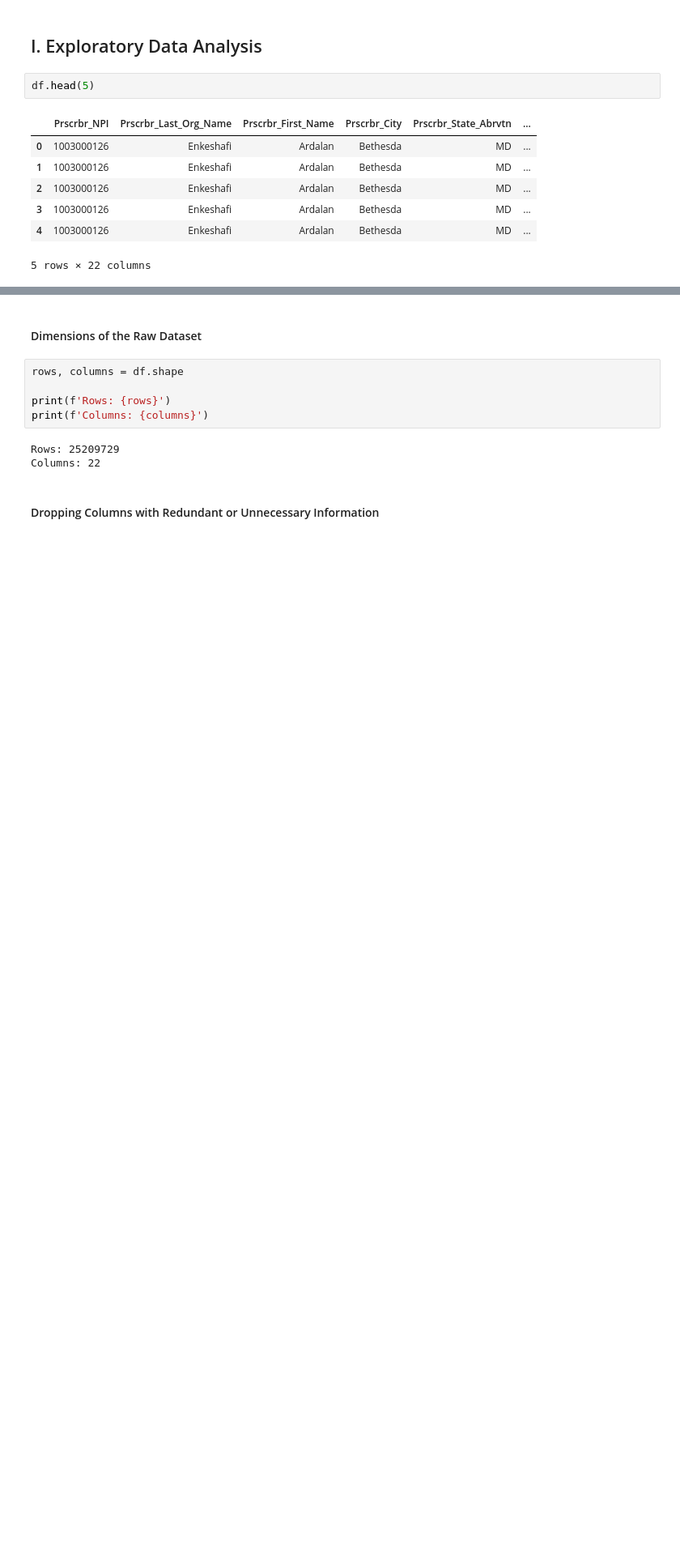
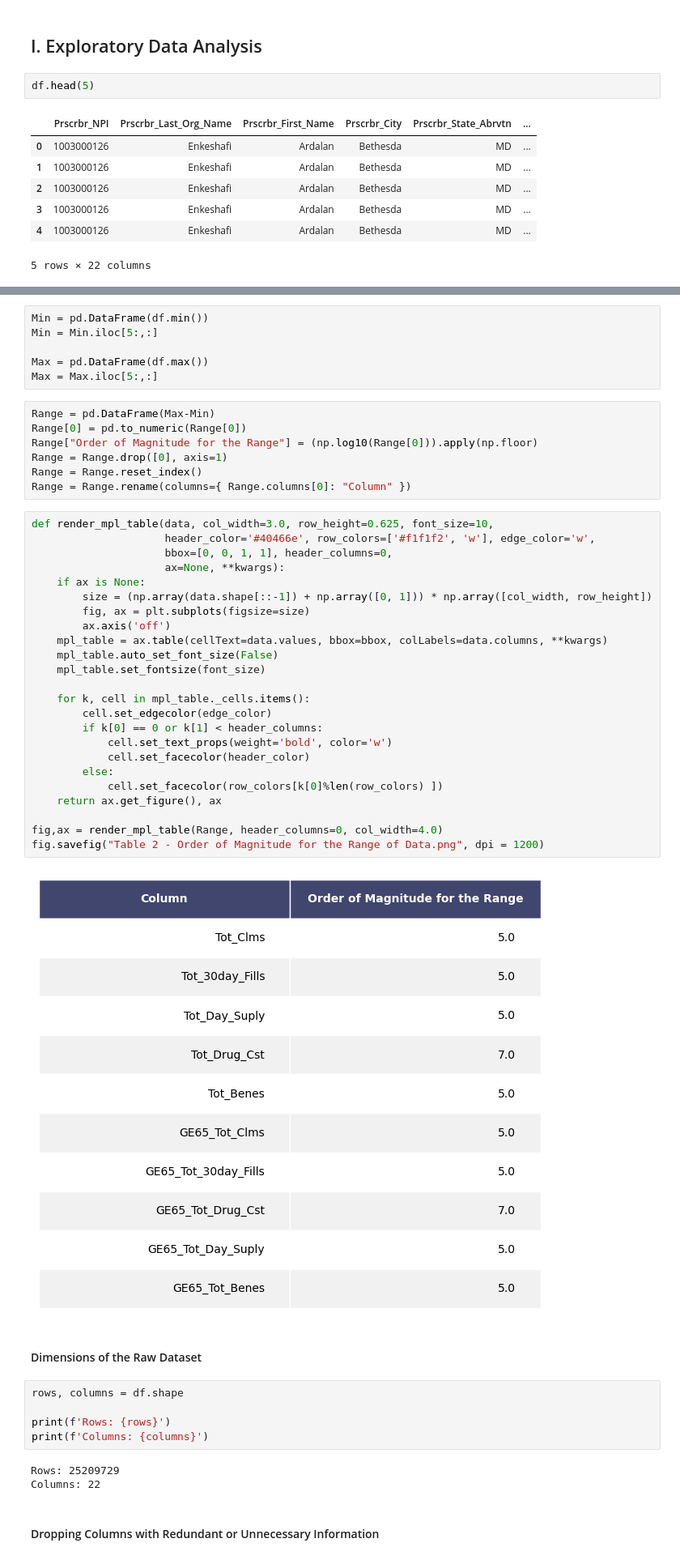
Before and after one commit to fabulenc/CMS-Medicare-Provider-Specialty-ML-Project, a Jupyter notebook: src/DATA1030 Project.ipynb, the cells around one changed output, grey strips where cells are left out. Shown: that part at 81% size. Drawn from its saved outputs; the diff is of its cells as text; blank space fills up the shorter version.

```diff
--- a/src/DATA1030 Project.ipynb
+++ b/src/DATA1030 Project.ipynb
@@ -109,3 +111,42 @@ df.head(5)
+# %%
+Min = pd.DataFrame(df.min())
+Min = Min.iloc[5:,:]
+
+Max = pd.DataFrame(df.max())
+Max = Max.iloc[5:,:]
+# %%
+Range = pd.DataFrame(Max-Min)
+Range[0] = pd.to_numeric(Range[0])
+Range["Order of Magnitude for the Range"] = (np.log10(Range[0])).apply(np.floor)
+Range = Range.drop([0], axis=1)
+Range = Range.reset_index()
+Range = Range.rename(columns={ Range.columns[0]: "Column" })
+# %%
+def render_mpl_table(data, col_width=3.0, row_height=0.625, font_size=10,
+                     header_color='#40466e', row_colors=['#f1f1f2', 'w'], edge_color='w',
+                     bbox=[0, 0, 1, 1], header_columns=0,
+                     ax=None, **kwargs):
+    if ax is None:
+        size = (np.array(data.shape[::-1]) + np.array([0, 1])) * np.array([col_width, row_height])
+        fig, ax = plt.subplots(figsize=size)
+        ax.axis('off')
+    mpl_table = ax.table(cellText=data.values, bbox=bbox, colLabels=data.columns, **kwargs)
+    mpl_table.auto_set_font_size(False)
+    mpl_table.set_fontsize(font_size)
+
+    for k, cell in mpl_table._cells.items():
+        cell.set_edgecolor(edge_color)
+        if k[0] == 0 or k[1] < header_columns:
+            cell.set_text_props(weight='bold', color='w')
+            cell.set_facecolor(header_color)
+        else:
+            cell.set_facecolor(row_colors[k[0]%len(row_colors) ])
+    return ax.get_figure(), ax
+
+fig,ax = render_mpl_table(Range, header_columns=0, col_width=4.0)
+fig.savefig("Table 2 - Order of Magnitude for the Range of Data.png", dpi = 1200)
+# %% [output]
+[figure, added]
 # %% [markdown]
 #### Dimensions of the Raw Dataset
 # %%
```
Also changed, not shown: parts of 3 cells of this notebook.
